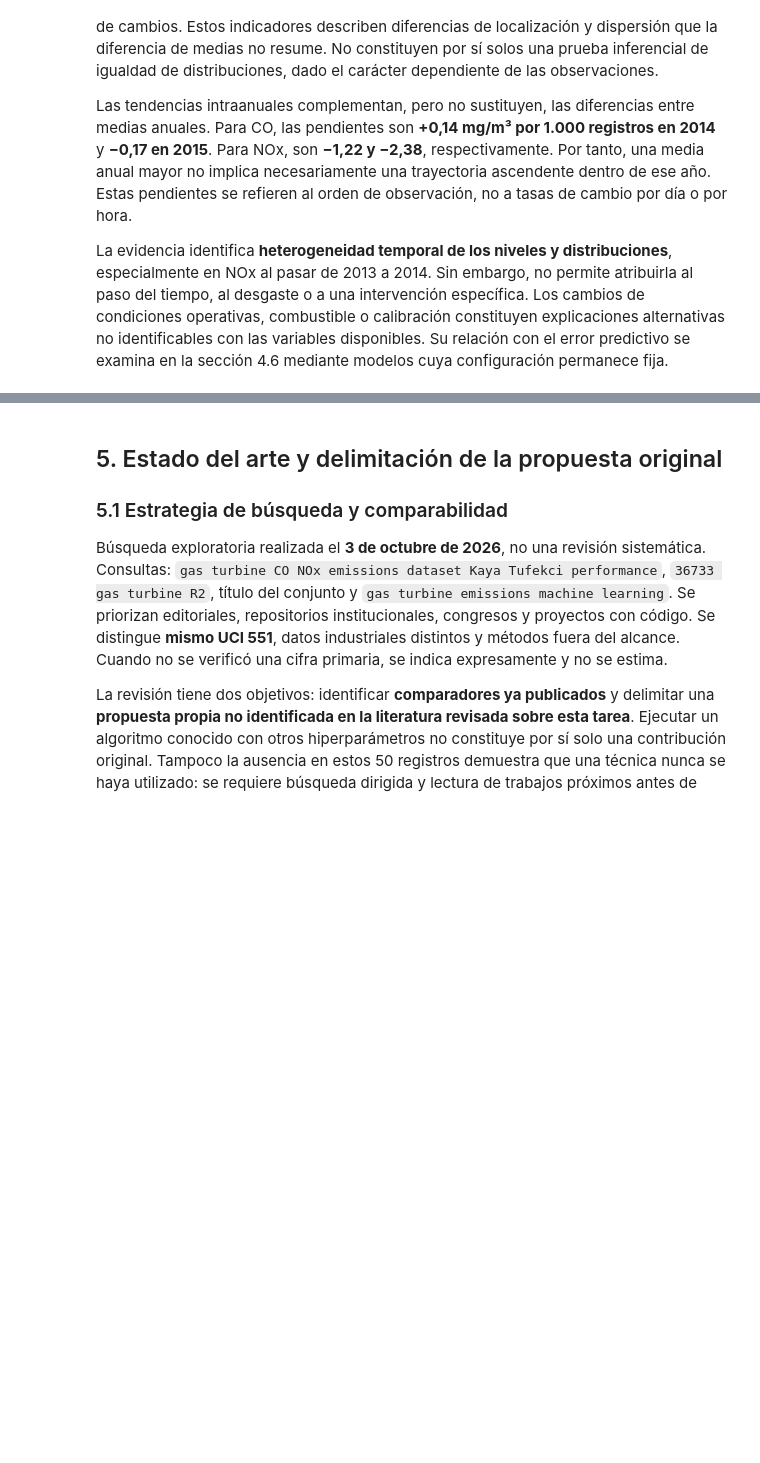
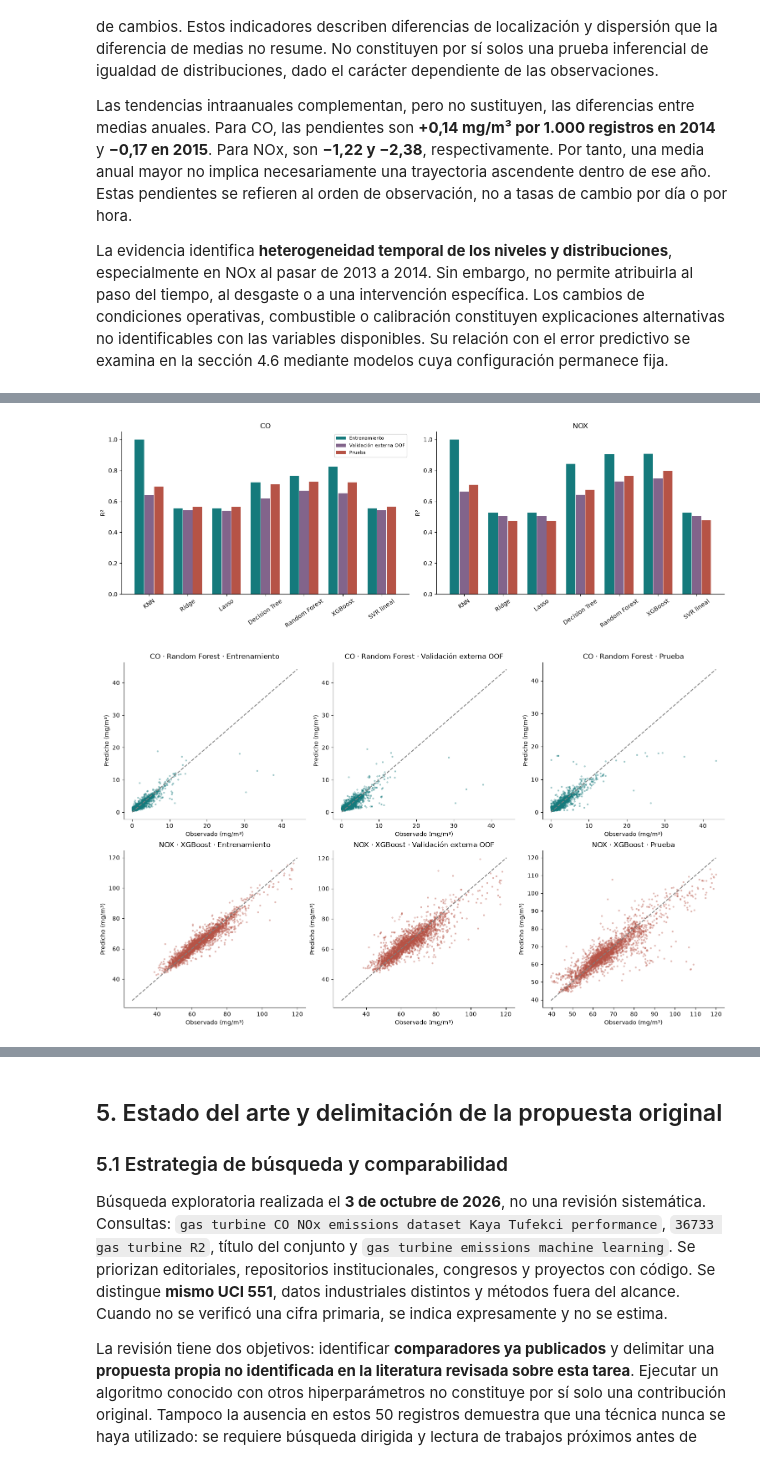
Before and after one commit to Fabian-11037/gas-turbine-emission-prediction, a Jupyter notebook: book/gas_turbine_eda_hilo_conductor_redaccion.ipynb, the cells around one changed output, grey strips where cells are left out. Cells and saved outputs as stored; diff of their text form; code cells hidden in the pictures; blank space fills up the shorter version.

Commit message:
Expand regression benchmarks with nested CV and reusable models

```diff
--- a/book/gas_turbine_eda_hilo_conductor_redaccion.ipynb
+++ b/book/gas_turbine_eda_hilo_conductor_redaccion.ipynb
@@ -1163,0 +937,20 @@ El R² OOF de TEY como único sensor es -0.007. Su coeficiente condicionado y su
+# %%
+def media_desv(media,desv):
+    return [f'{m:.4f} ± {s:.4f}' for m,s in zip(media,desv)]
+for t in OBJETIVOS:
+    display(Markdown(f'#### {t}: comparación de los 28 procedimientos'))
+    tabla=resultados_e2[resultados_e2.objetivo==t].copy()
+    for met in ['RMSE','MAE','R2']:
+        tabla[met+' externo (media ± DE)']=media_desv(tabla[met+'_CV_media'],tabla[met+'_CV_std'])
+    display(tabla[['modelo','optimizador','MSE_CV_externo','RMSE externo (media ± DE)',
+        'MAE externo (media ± DE)','R2 externo (media ± DE)','RMSE_test','MAE_test',
+        'mejor_en_familia']].round(4))
+    display(Markdown(f'#### {t}: mejor instancia por familia'))
+    tabla=familias_e2[familias_e2.objetivo==t].sort_values('MSE_CV_externo').copy()
+    tabla['RMSE externo (media ± DE)']=media_desv(tabla.RMSE_CV_media,tabla.RMSE_CV_std)
+    for col in ['p_White','p_BDS']:
+        tabla[col]=tabla[col].map(lambda v:'<1e-300' if v==0 else f'{v:.3e}')
+    display(tabla[['modelo','optimizador','RMSE externo (media ± DE)',
+        'RMSE_test','MAE_test','p_White','p_BDS','R2_train','R2_OOF','R2_test',
+        'seleccionado_global']].rename(columns={'RMSE_test':'RMSE prueba',
+            'MAE_test':'MAE prueba','p_White':'p-valor (White)','p_BDS':'p-valor (BDS)'}).round(4))
@@ -1163,0 +1028,33 @@ El R² OOF de TEY como único sensor es -0.007. Su coeficiente condicionado y su
+# %%
+fig,axes=plt.subplots(1,2,figsize=(15,5),layout='constrained')
+for ax,t in zip(axes,OBJETIVOS):
+    g=familias_e2[familias_e2.objetivo==t].set_index('modelo').reindex(FAMILIAS)
+    pos=np.arange(len(g))
+    for offset,col,label,color in [(-.25,'R2_train','Entrenamiento','#157a7c'),
+        (0,'R2_OOF','Validación externa OOF','#82648b'),(.25,'R2_test','Prueba','#b65346')]:
+        ax.bar(pos+offset,g[col],width=.24,label=label,color=color)
+    ax.set(xticks=pos,xticklabels=FAMILIAS,ylabel='R²',title=t)
+    ax.tick_params(axis='x',rotation=35)
+    ax.axhline(0,color='grey',lw=.8)
+axes[0].legend(fontsize=8)
+plt.show()
+
+ganadores_e2=familias_e2[familias_e2.seleccionado_global].set_index('objetivo')
+fig,axes=plt.subplots(2,3,figsize=(15,9),layout='constrained')
+for i,t in enumerate(OBJETIVOS):
+    familia=ganadores_e2.loc[t,'modelo']
+    artefacto=joblib.load(SALIDA_E2/'modelos'/f'{t}_{familia.replace(" ","_")}.joblib')
+    col=t+'_'+familia.replace(' ','_')
+    conjuntos=[('Entrenamiento',desarrollo[t].to_numpy(),artefacto['estimador'].predict(desarrollo[PREDICTORES])),
+        ('Validación externa OOF',desarrollo[t].to_numpy(),oof_e2[col].to_numpy()),
+        ('Prueba',evaluacion[t].to_numpy(),prueba_e2[col].to_numpy())]
+    for ax,(nombre,y,p) in zip(axes[i],conjuntos):
+        idx=np.random.default_rng(SEMILLA).choice(len(y),min(2500,len(y)),replace=False)
+        ax.scatter(y[idx],p[idx],s=5,alpha=.3,color='#157a7c' if t=='CO' else '#b65346')
+        lim=[min(y.min(),p.min()),max(y.max(),p.max())]
+        ax.plot(lim,lim,color='grey',ls='--')
+        ax.set(title=f'{t} · {familia} · {nombre}',xlabel='Observado (mg/m³)',ylabel='Predicho (mg/m³)')
+plt.show()
+# %% [output]
+[figure, added]
+[figure, added]
```
Also changed, not shown: parts of 45 cells of this notebook, 38 other files.
